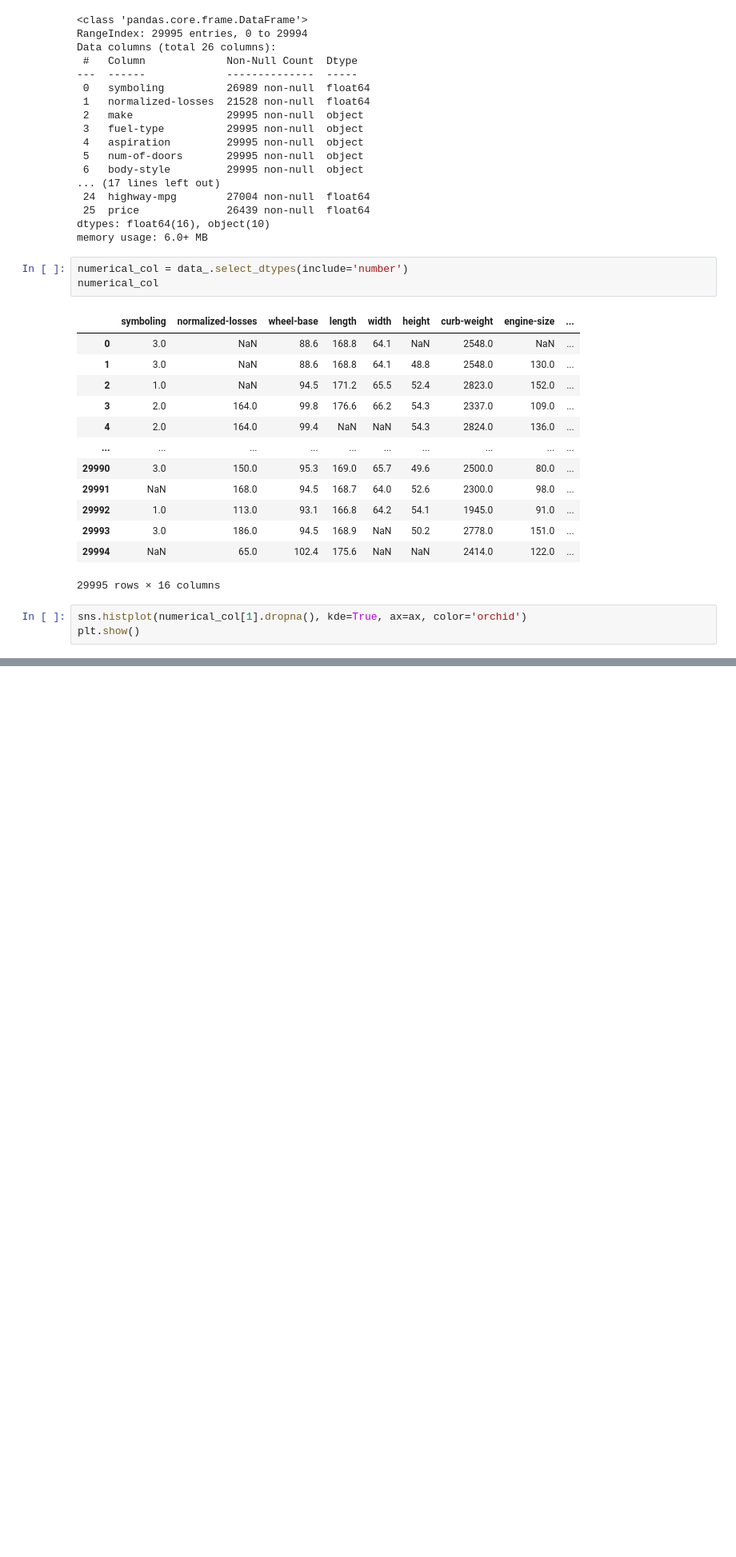
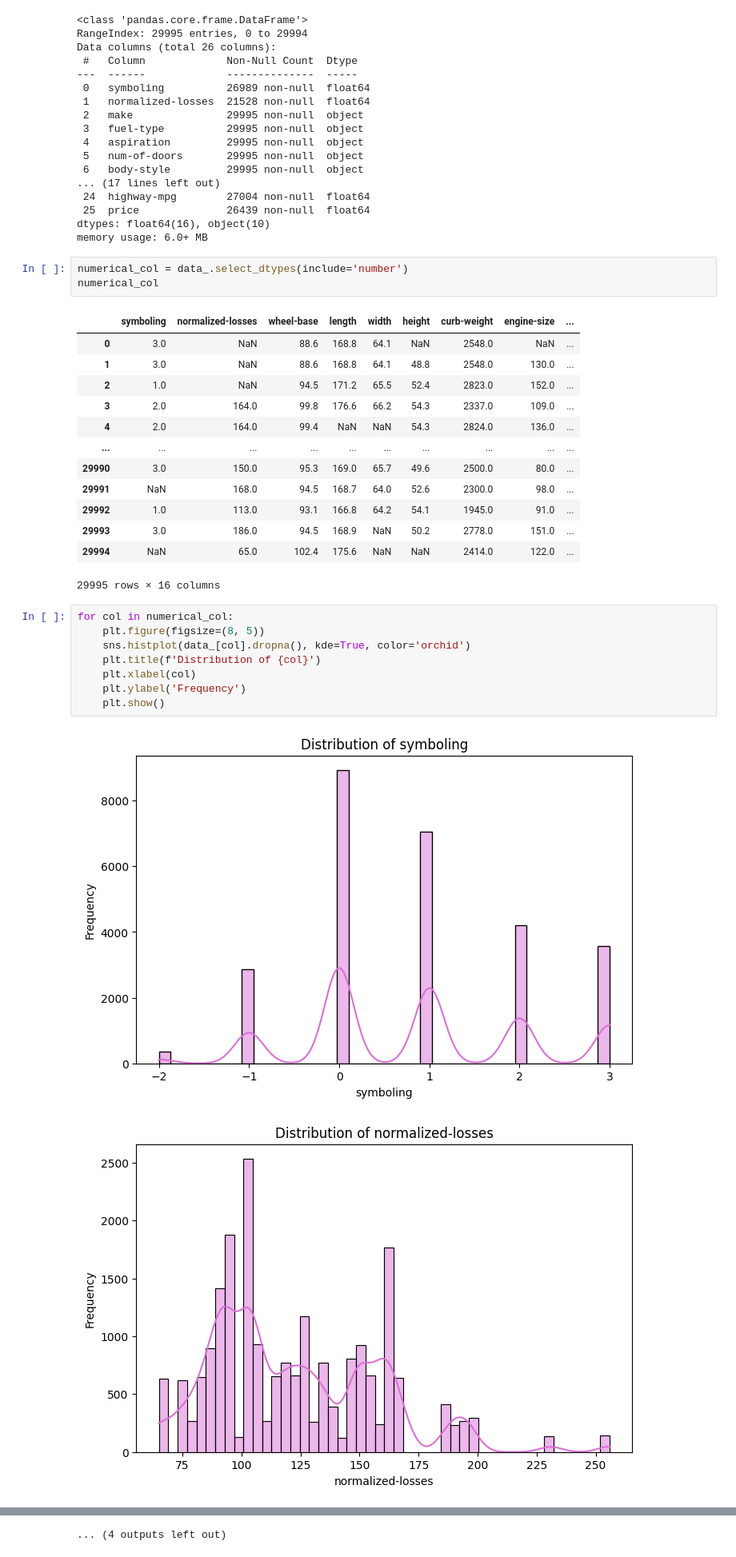
Before and after one commit to ZehraArshad/Exploratory-Data-Analysis, a Jupyter notebook: car_pred/model.ipynb, the cells around one changed output, grey strips where cells are left out. Shown at 80% size. Drawn from its saved outputs; the diff is of its cells as text; blank space fills up the shorter version.

```diff
--- a/car_pred/model.ipynb
+++ b/car_pred/model.ipynb
@@ -858,6 +845,14 @@ numerical_col
 | 29993 | 3.0 | 186.0 | 94.5 | 168.9 | NaN | 50.2 | 2778.0 | 151.0 | ... |
 | 29994 | NaN | 65.0 | 102.4 | 175.6 | NaN | NaN | 2414.0 | 122.0 | ... |
 29995 rows × 16 columns
-# %%
-sns.histplot(numerical_col[1].dropna(), kde=True, ax=ax, color='orchid')
-plt.show()
+# %%
+for col in numerical_col:
+    plt.figure(figsize=(8, 5))
+    sns.histplot(data_[col].dropna(), kde=True, color='orchid')
+    plt.title(f'Distribution of {col}')
+    plt.xlabel(col)
+    plt.ylabel('Frequency')
+    plt.show()
+# %% [output]
+[figure, added]
+[figure, added]
@@ -863,0 +869 @@ plt.show()
+... (4 outputs left out)
```
Also changed, not shown: parts of 11 cells of this notebook, 1 other file.
